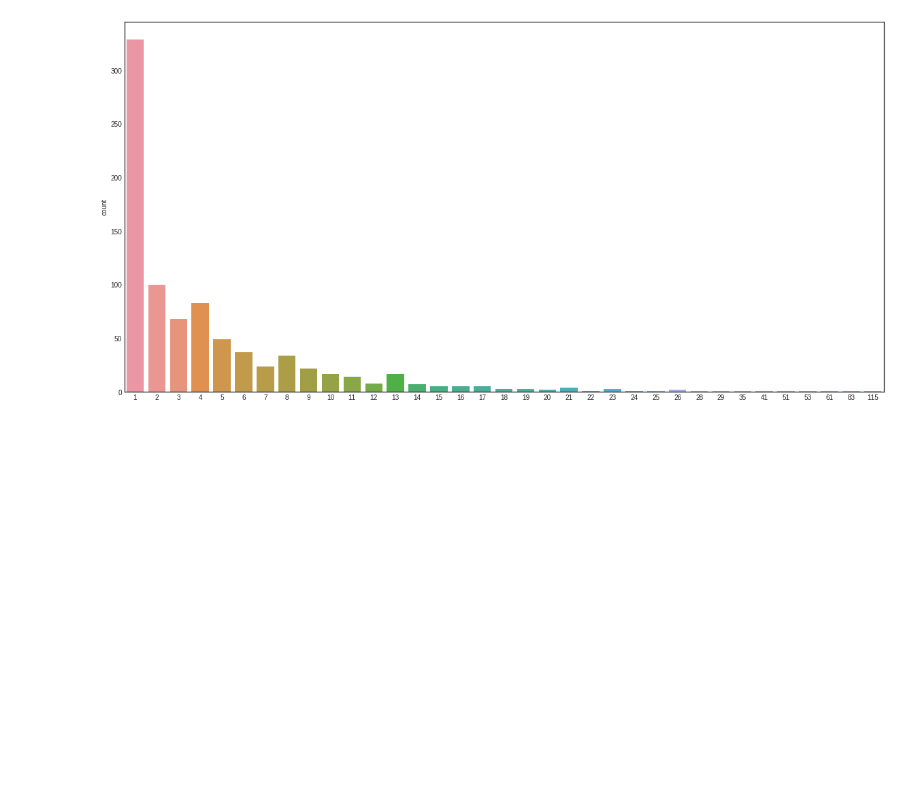
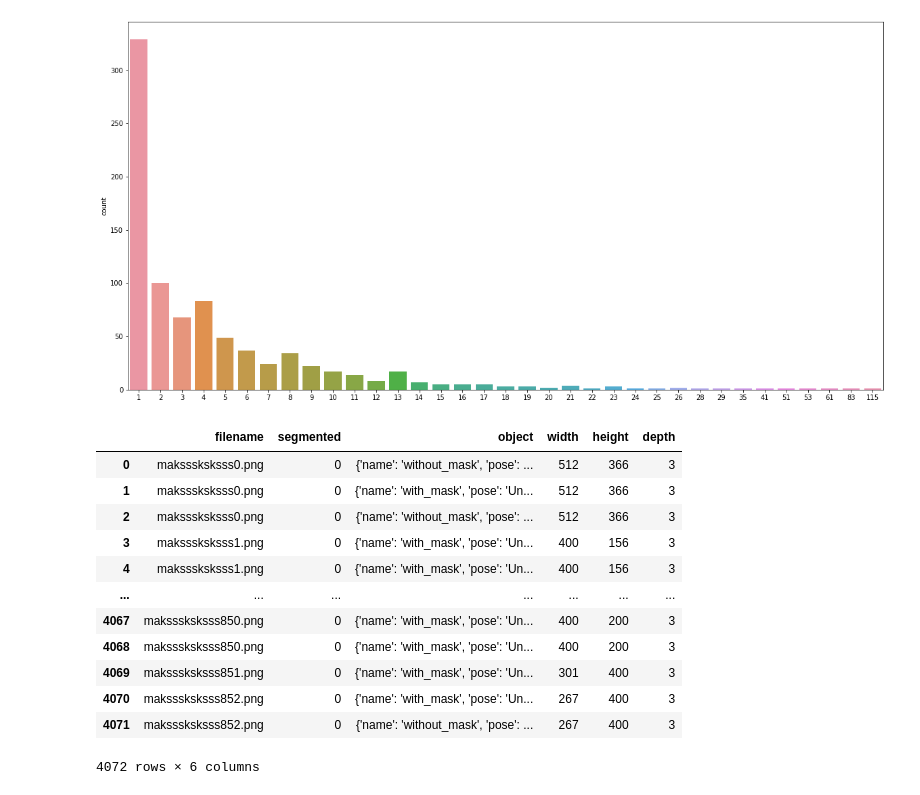
Before and after one commit to Limm-jk/Data_Competition, a Jupyter notebook: 02. Mask_Dataset/Mask_dataset_processing.ipynb, the cells around one changed output. Saved outputs shown, nothing was run; the diff lists cells and outputs as text; code cells hidden in the pictures; blank space fills up the shorter version.

```diff
--- a/02. Mask_Dataset/Mask_dataset_processing.ipynb
+++ b/02. Mask_Dataset/Mask_dataset_processing.ipynb
@@ -126,11 +126,11 @@ da
 # %% [output]
 "\n# 불러오기 테스트\nwith open(os.path.join(ANNOTATIONS_PATH, anno_list[1]), 'r') as file:\n    # json parsing해오기\n        anno_dict = xmltodict.parse(file.read())['annotation']\n        da = pd.json_normal ...
 # %%
-# tqdm을 씌우면 학습할 때, 경과 나오는 것처럼 보여줌
+"""# tqdm을 씌우면 학습할 때, 경과 나오는 것처럼 보여줌
 anno_json = []
 
 for anno_filename in tqdm(anno_list):
-    with open(os.path.join(ANNOTATIONS_PATH, anno_filename), 'r') as file:
+    with open(os.path.join(ANNOTATION_PATH, anno_filename), 'r') as file:
         anno_dict = xmltodict.parse(file.read())['annotation']
         anno_dict["object_num"] = len(anno_dict['object'])
-        anno_json.append(anno_dict)
+        anno_json.append(anno_dict)"""
@@ -175,7 +177,7 @@ Output
 anno_json = []
 
 for anno_filename in tqdm(anno_list):
-    with open(os.path.join(ANNOTATIONS_PATH, anno_filename), 'r') as file:
+    with open(os.path.join(ANNOTATION_PATH, anno_filename), 'r') as file:
         anno_dict = xmltodict.parse(file.read())['annotation']
         if type(anno_dict['object']) != list:
                 anno_dict['object'] = [anno_dict['object']]
@@ -204,3 +206,33 @@ sns.countplot(anno_frame.object_num.values)
 plt.show()
 # %% [output]
 [figure]
+# %%
+from itertools import chain
+
+num_object_per_images = anno_frame.object_num
+
+image_data = pd.DataFrame({
+    'filename': np.repeat(anno_frame['filename'], num_object_per_images),
+    'segmented': np.repeat(anno_frame['segmented'], num_object_per_images),
+    'object': chain.from_iterable(anno_frame['object'].values),
+    'width': np.repeat(anno_frame['size.width'], num_object_per_images),
+    'height': np.repeat(anno_frame['size.height'], num_object_per_images),
+    'depth': np.repeat(anno_frame['size.depth'], num_object_per_images)
+})
+image_data.reset_index(inplace=True, drop=True)
+# %%
+image_data
+# %% [output]
+|  | filename | segmented | object | width | height | depth |
+| 0 | maksssksksss0.png | 0 | {'name': 'without_mask', 'pose': ... | 512 | 366 | 3 |
+| 1 | maksssksksss0.png | 0 | {'name': 'with_mask', 'pose': 'Un... | 512 | 366 | 3 |
+| 2 | maksssksksss0.png | 0 | {'name': 'without_mask', 'pose': ... | 512 | 366 | 3 |
+| 3 | maksssksksss1.png | 0 | {'name': 'with_mask', 'pose': 'Un... | 400 | 156 | 3 |
+| 4 | maksssksksss1.png | 0 | {'name': 'with_mask', 'pose': 'Un... | 400 | 156 | 3 |
+| ... | ... | ... | ... | ... | ... | ... |
+| 4067 | maksssksksss850.png | 0 | {'name': 'with_mask', 'pose': 'Un... | 400 | 200 | 3 |
+| 4068 | maksssksksss850.png | 0 | {'name': 'with_mask', 'pose': 'Un... | 400 | 200 | 3 |
+| 4069 | maksssksksss851.png | 0 | {'name': 'with_mask', 'pose': 'Un... | 301 | 400 | 3 |
+| 4070 | maksssksksss852.png | 0 | {'name': 'with_mask', 'pose': 'Un... | 267 | 400 | 3 |
+| 4071 | maksssksksss852.png | 0 | {'name': 'without_mask', 'pose': ... | 267 | 400 | 3 |
+4072 rows × 6 columns
```
Also changed, not shown: parts of 13 cells of this notebook.
